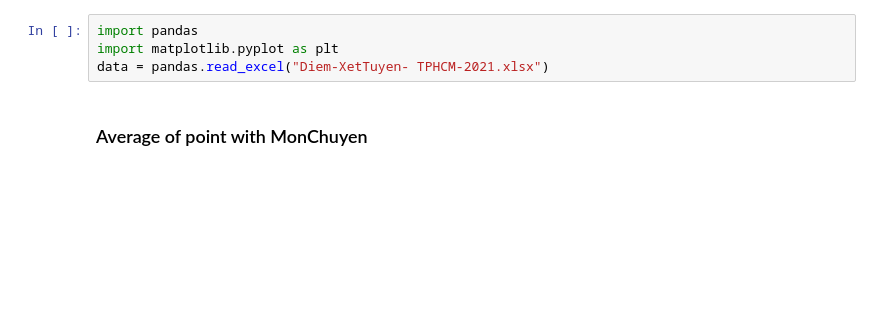
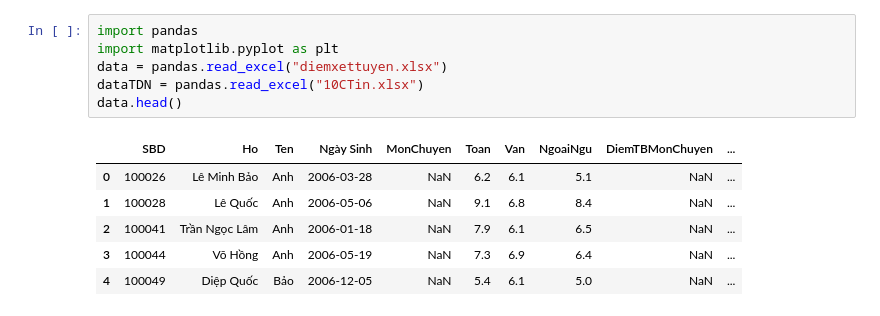
Before and after one commit to hoangviet2/Python, a Jupyter notebook: PointHCM.ipynb, the cells around one changed output. Cells and saved outputs as stored; diff of their text form; blank space fills up the shorter version.

```diff
--- a/PointHCM.ipynb
+++ b/PointHCM.ipynb
@@ -1,6 +1,13 @@
 # %%
 import pandas
 import matplotlib.pyplot as plt
-data = pandas.read_excel("Diem-XetTuyen- TPHCM-2021.xlsx")
+data = pandas.read_excel("diemxettuyen.xlsx")
+dataTDN = pandas.read_excel("10CTin.xlsx")
+data.head()
+# %% [output]
+|  | SBD | Ho | Ten | Ngày Sinh | MonChuyen | Toan | Van | NgoaiNgu | DiemTBMonChuyen | ... |
+| 0 | 100026 | Lê Minh Bảo | Anh | 2006-03-28 | NaN | 6.2 | 6.1 | 5.1 | NaN | ... |
+| 1 | 100028 | Lê Quốc | Anh | 2006-05-06 | NaN | 9.1 | 6.8 | 8.4 | NaN | ... |
+| 2 | 100041 | Trần Ngọc Lâm | Anh | 2006-01-18 | NaN | 7.9 | 6.1 | 6.5 | NaN | ... |
+| 3 | 100044 | Võ Hồng | Anh | 2006-05-19 | NaN | 7.3 | 6.9 | 6.4 | NaN | ... |
+| 4 | 100049 | Diệp Quốc | Bảo | 2006-12-05 | NaN | 5.4 | 6.1 | 5.0 | NaN | ... |
-# %% [markdown]
-### Average of point with MonChuyen
```
Also changed, not shown: parts of 13 cells of this notebook, 22 other files.
